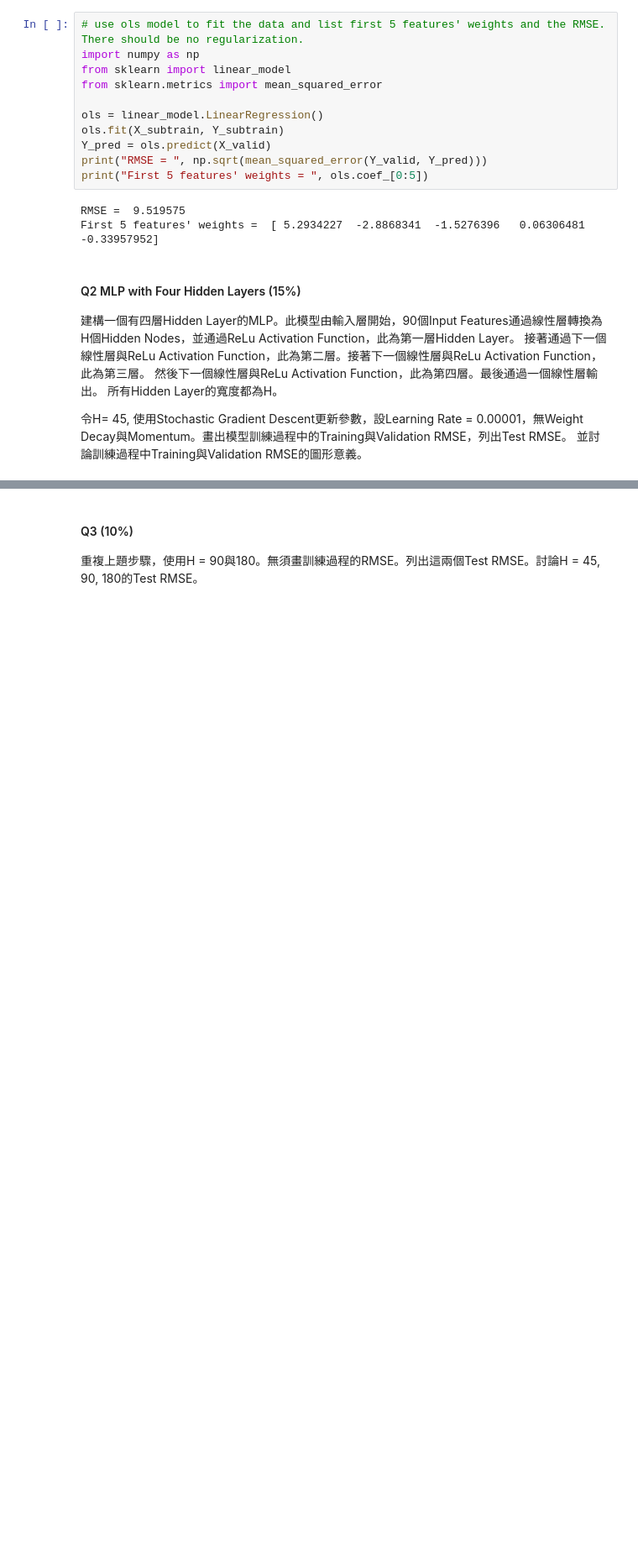
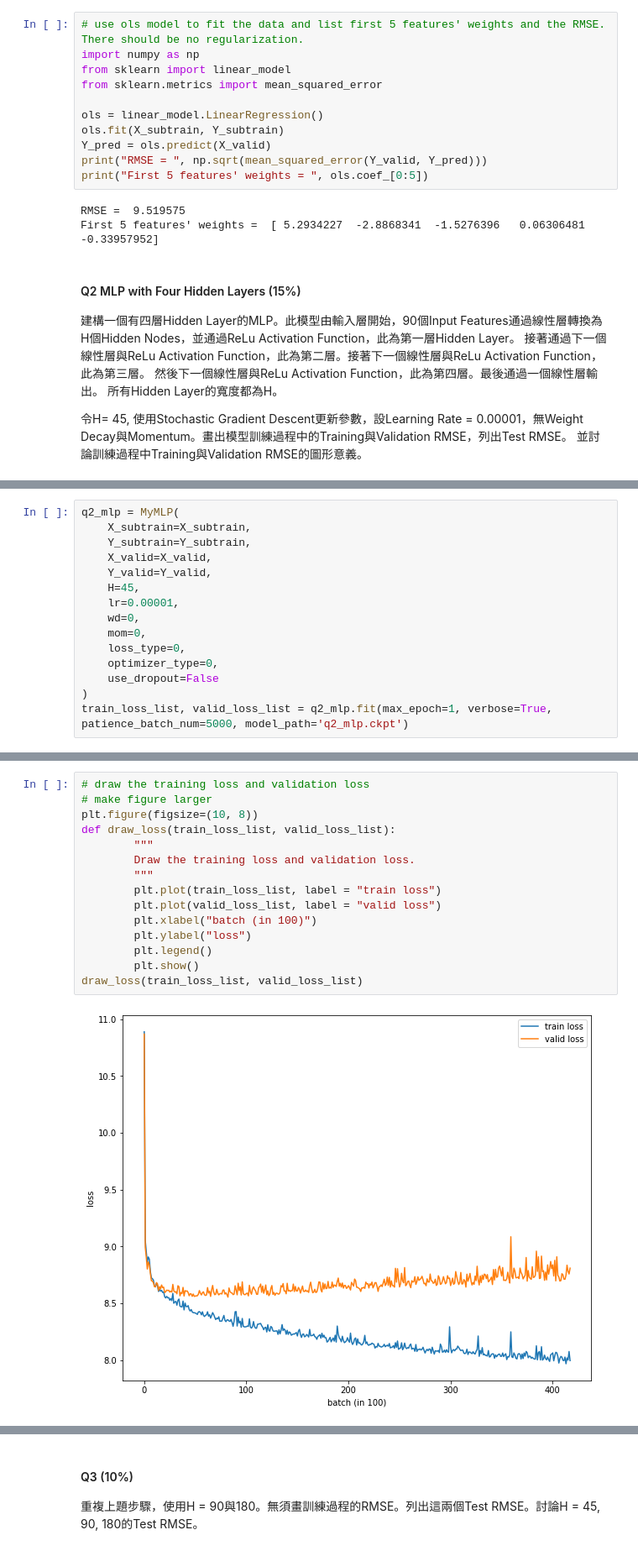
Before and after one commit to Brian-Konr/statistical-learning-IM5056, a Jupyter notebook: hw4/b08705038_hw4.ipynb, the cells around one changed output, grey strips where cells are left out. Shown: that part at 84% size. Saved outputs shown, nothing was run; the diff lists cells and outputs as text; blank space fills up the shorter version.

```diff
--- a/hw4/b08705038_hw4.ipynb
+++ b/hw4/b08705038_hw4.ipynb
@@ -117,0 +318,15 @@ First 5 features' weights =  [ 5.2934227  -2.8868341  -1.5276396   0.06306481 -0
+# %%
+q2_mlp = MyMLP(
+    X_subtrain=X_subtrain,
+    Y_subtrain=Y_subtrain,
+    X_valid=X_valid,
+    Y_valid=Y_valid,
+    H=45,
+    lr=0.00001,
+    wd=0,
+    mom=0,
+    loss_type=0,
+    optimizer_type=0,
+    use_dropout=False
+)
+train_loss_list, valid_loss_list = q2_mlp.fit(max_epoch=1, verbose=True, patience_batch_num=5000, model_path='q2_mlp.ckpt')
@@ -117,0 +345,17 @@ First 5 features' weights =  [ 5.2934227  -2.8868341  -1.5276396   0.06306481 -0
+# %%
+# draw the training loss and validation loss
+# make figure larger
+plt.figure(figsize=(10, 8))
+def draw_loss(train_loss_list, valid_loss_list):
+        """
+        Draw the training loss and validation loss.
+        """
+        plt.plot(train_loss_list, label = "train loss")
+        plt.plot(valid_loss_list, label = "valid loss")
+        plt.xlabel("batch (in 100)")
+        plt.ylabel("loss")
+        plt.legend()
+        plt.show()
+draw_loss(train_loss_list, valid_loss_list)
+# %% [output]
+[figure, added]
```
Also changed, not shown: parts of 14 cells of this notebook, 1 other file.
